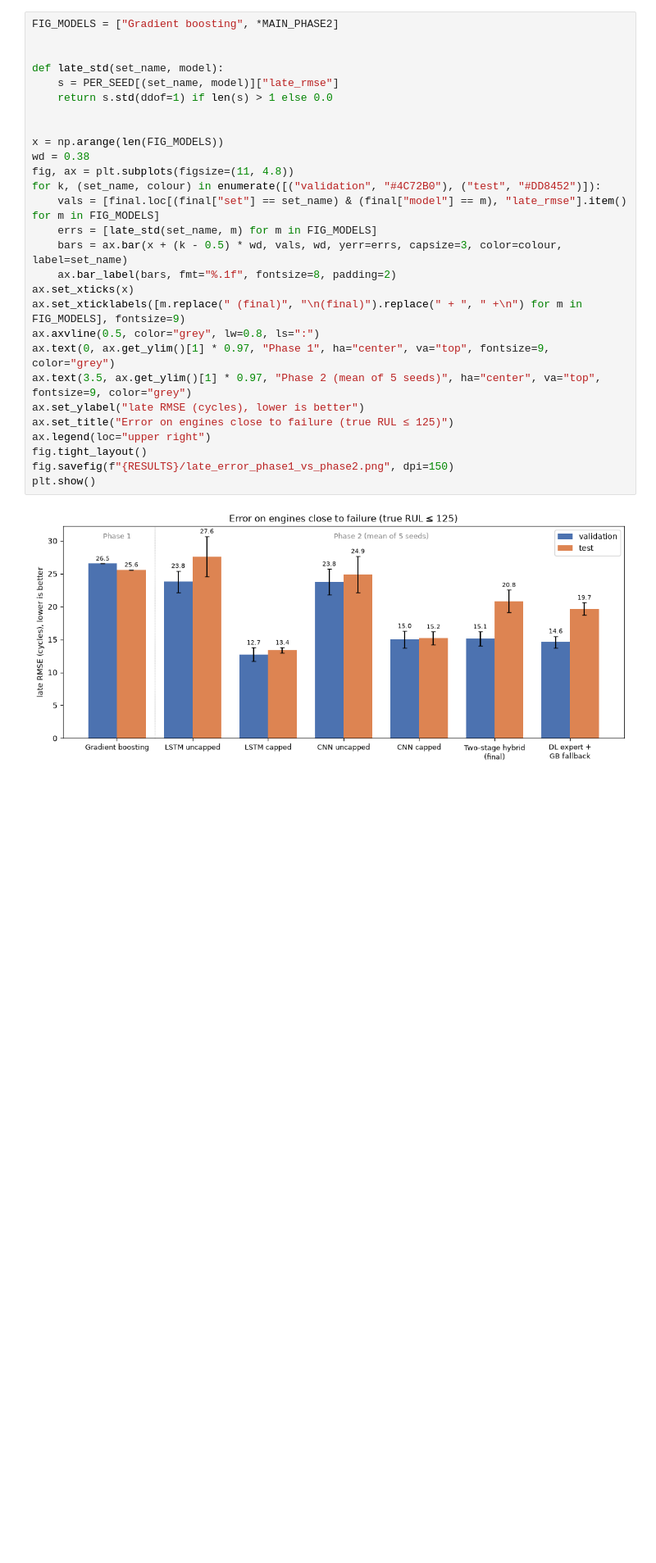
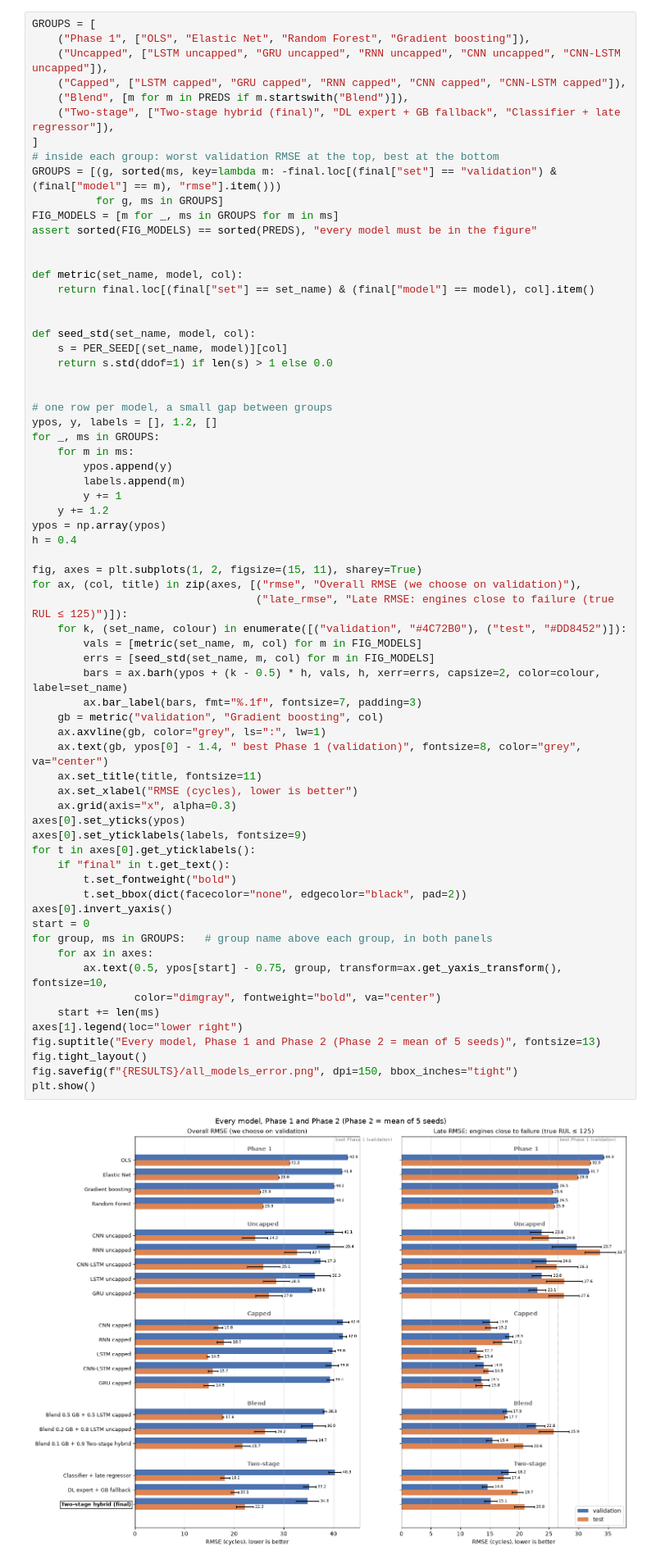
Before and after one commit to Abhayanthk/aml-rul-fd001, a Jupyter notebook: notebooks/10_final_comparison.ipynb, the cells around one changed output. Shown at 82% size. Cells and saved outputs as stored; diff of their text form; blank space fills up the shorter version.

```diff
--- a/notebooks/10_final_comparison.ipynb
+++ b/notebooks/10_final_comparison.ipynb
@@ -313,33 +317,72 @@ Late RMSE (true RUL ≤ 125) for gradient boosting (best Phase 1 model) and the
 # %%
-FIG_MODELS = ["Gradient boosting", *MAIN_PHASE2]
+GROUPS = [
+    ("Phase 1", ["OLS", "Elastic Net", "Random Forest", "Gradient boosting"]),
+    ("Uncapped", ["LSTM uncapped", "GRU uncapped", "RNN uncapped", "CNN uncapped", "CNN-LSTM uncapped"]),
+    ("Capped", ["LSTM capped", "GRU capped", "RNN capped", "CNN capped", "CNN-LSTM capped"]),
+    ("Blend", [m for m in PREDS if m.startswith("Blend")]),
+    ("Two-stage", ["Two-stage hybrid (final)", "DL expert + GB fallback", "Classifier + late regressor"]),
+]
+# inside each group: worst validation RMSE at the top, best at the bottom
+GROUPS = [(g, sorted(ms, key=lambda m: -final.loc[(final["set"] == "validation") & (final["model"] == m), "rmse"].item()))
+          for g, ms in GROUPS]
+FIG_MODELS = [m for _, ms in GROUPS for m in ms]
+assert sorted(FIG_MODELS) == sorted(PREDS), "every model must be in the figure"
 
 
-def late_std(set_name, model):
-    s = PER_SEED[(set_name, model)]["late_rmse"]
+def metric(set_name, model, col):
+    return final.loc[(final["set"] == set_name) & (final["model"] == model), col].item()
+
+
+def seed_std(set_name, model, col):
+    s = PER_SEED[(set_name, model)][col]
     return s.std(ddof=1) if len(s) > 1 else 0.0
 
 
-x = np.arange(len(FIG_MODELS))
-wd = 0.38
-fig, ax = plt.subplots(figsize=(11, 4.8))
-for k, (set_name, colour) in enumerate([("validation", "#4C72B0"), ("test", "#DD8452")]):
-    vals = [final.loc[(final["set"] == set_name) & (final["model"] == m), "late_rmse"].item() for m in FIG_MODELS]
-    errs = [late_std(set_name, m) for m in FIG_MODELS]
-    bars = ax.bar(x + (k - 0.5) * wd, vals, wd, yerr=errs, capsize=3, color=colour, label=set_name)
-    ax.bar_label(bars, fmt="%.1f", fontsize=8, padding=2)
-ax.set_xticks(x)
-ax.set_xticklabels([m.replace(" (final)", "\n(final)").replace(" + ", " +\n") for m in FIG_MODELS], fontsize=9)
-ax.axvline(0.5, color="grey", lw=0.8, ls=":")
-ax.text(0, ax.get_ylim()[1] * 0.97, "Phase 1", ha="center", va="top", fontsize=9, color="grey")
-ax.text(3.5, ax.get_ylim()[1] * 0.97, "Phase 2 (mean of 5 seeds)", ha="center", va="top", fontsize=9, color="grey")
-ax.set_ylabel("late RMSE (cycles), lower is better")
-ax.set_title("Error on engines close to failure (true RUL ≤ 125)")
-ax.legend(loc="upper right")
+# one row per model, a small gap between groups
+ypos, y, labels = [], 1.2, []
+for _, ms in GROUPS:
+    for m in ms:
+        ypos.append(y)
+        labels.append(m)
+        y += 1
+    y += 1.2
+ypos = np.array(ypos)
+h = 0.4
+
+fig, axes = plt.subplots(1, 2, figsize=(15, 11), sharey=True)
+for ax, (col, title) in zip(axes, [("rmse", "Overall RMSE (we choose on validation)"),
+                                   ("late_rmse", "Late RMSE: engines close to failure (true RUL ≤ 125)")]):
+    for k, (set_name, colour) in enumerate([("validation", "#4C72B0"), ("test", "#DD8452")]):
+        vals = [metric(set_name, m, col) for m in FIG_MODELS]
+        errs = [seed_std(set_name, m, col) for m in FIG_MODELS]
+        bars = ax.barh(ypos + (k - 0.5) * h, vals, h, xerr=errs, capsize=2, color=colour, label=set_name)
+        ax.bar_label(bars, fmt="%.1f", fontsize=7, padding=3)
+    gb = metric("validation", "Gradient boosting", col)
+    ax.axvline(gb, color="grey", ls=":", lw=1)
+    ax.text(gb, ypos[0] - 1.4, " best Phase 1 (validation)", fontsize=8, color="grey", va="center")
+    ax.set_title(title, fontsize=11)
+    ax.set_xlabel("RMSE (cycles), lower is better")
+    ax.grid(axis="x", alpha=0.3)
+axes[0].set_yticks(ypos)
+axes[0].set_yticklabels(labels, fontsize=9)
+for t in axes[0].get_yticklabels():
+    if "final" in t.get_text():
+        t.set_fontweight("bold")
+        t.set_bbox(dict(facecolor="none", edgecolor="black", pad=2))
+axes[0].invert_yaxis()
+start = 0
+for group, ms in GROUPS:   # group name above each group, in both panels
+    for ax in axes:
+        ax.text(0.5, ypos[start] - 0.75, group, transform=ax.get_yaxis_transform(), fontsize=10,
+                color="dimgray", fontweight="bold", va="center")
+    start += len(ms)
+axes[1].legend(loc="lower right")
+fig.suptitle("Every model, Phase 1 and Phase 2 (Phase 2 = mean of 5 seeds)", fontsize=13)
 fig.tight_layout()
-fig.savefig(f"{RESULTS}/late_error_phase1_vs_phase2.png", dpi=150)
+fig.savefig(f"{RESULTS}/all_models_error.png", dpi=150, bbox_inches="tight")
 plt.show()
 # %% [output]
-[figure, old version]
+[figure, new version]
 # %% [markdown]
 ## 5. Figure 2: predicted vs true on test
 
```
Also changed, not shown: parts of 1 cell of this notebook, 2 other files.
